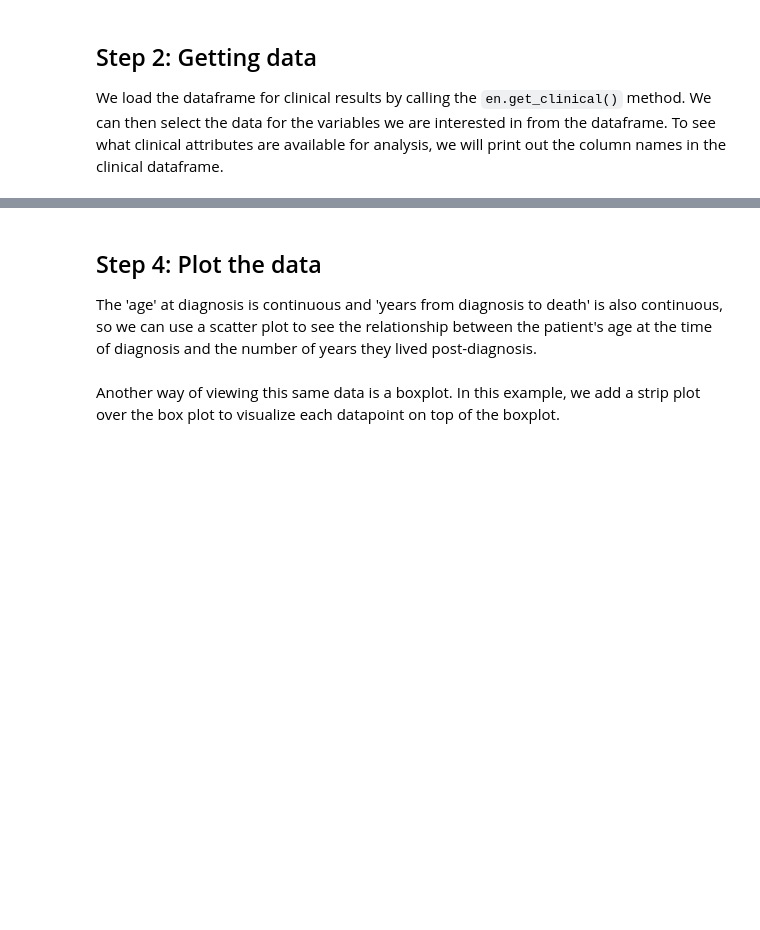
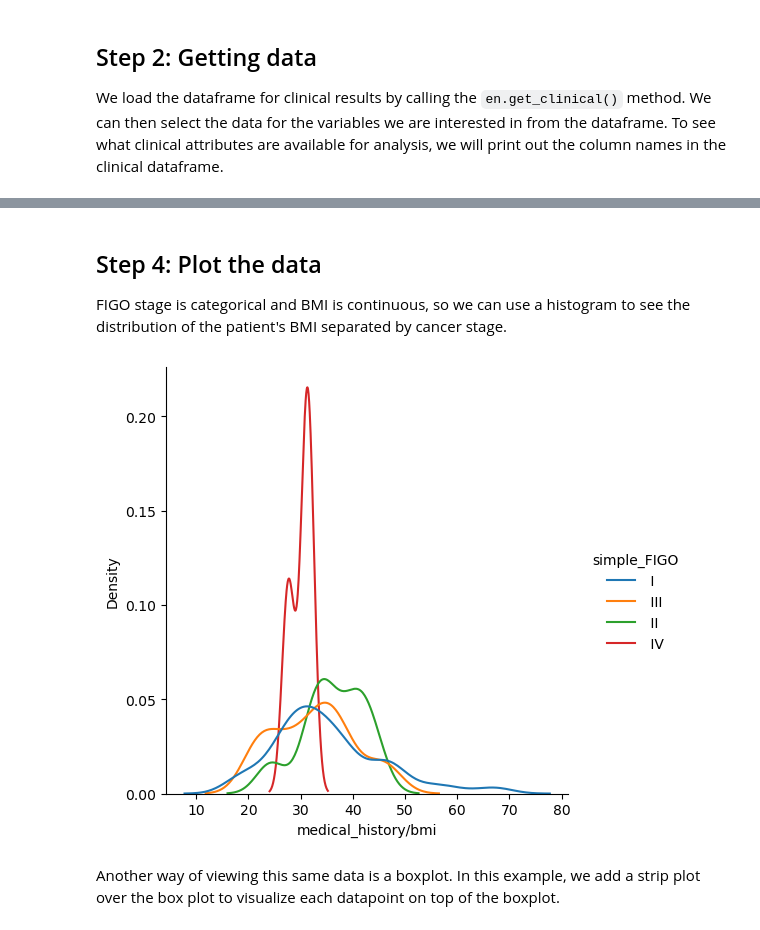
Before and after one commit to PayneLab/cptac, a Jupyter notebook: notebooks/usecase02_clinical_attributes.ipynb, the cells around one changed output, grey strips where cells are left out. Saved outputs shown, nothing was run; the diff lists cells and outputs as text; code cells hidden in the pictures; blank space fills up the shorter version.

```diff
--- a/notebooks/usecase02_clinical_attributes.ipynb
+++ b/notebooks/usecase02_clinical_attributes.ipynb
@@ -35,9 +41,0 @@ The following section of code creates a function to convert the 'days from date
-# %%
-def convert_days_to_years(row):
-    if pd.isnull(row['follow-up/days_from_date_of_initial_pathologic_diagnosis_to_date_of_death']):
-        return np.nan
-    else:
-        return row['follow-up/days_from_date_of_initial_pathologic_diagnosis_to_date_of_death'] / 365.25
-
-# Applying the function to the dataframe
-clinical_data['years_from_diagnosis_to_death'] = clinical_data.apply(convert_days_to_years, axis=1)
@@ -44,15 +48,19 @@ clinical_data['years_from_diagnosis_to_death'] = clinical_data.apply(convert_day
+# %%
+def simplify_FIGO(row):
+    return row['baseline/tumor_stage_pathological'].replace('Stage', '')
+
+# Apply the function to each row
+clinical_data['simple_FIGO'] = clinical_data.apply(simplify_FIGO, axis=1)
 # %% [markdown]
 ## Step 4: Plot the data
 
-The 'age' at diagnosis is continuous and 'years from diagnosis to death' is also continuous, so we can use a scatter plot to see the relationship between the patient's age at the time of diagnosis and the number of years they lived post-diagnosis.
+FIGO stage is categorical and BMI is continuous, so we can use a histogram to see the distribution of the patient's BMI separated by cancer stage.
-# %%
-clinical_data = clinical_data.sort_values('consent/age')
-
-sns.scatterplot(data=clinical_data, x='consent/age', y='years_from_diagnosis_to_death')
-plt.title('Scatter plot of Age at Diagnosis vs Years from Diagnosis to Death')
-plt.xlabel('Age at Diagnosis')
-plt.ylabel('Years from Diagnosis to Death')
-plt.show()
+# %%
+sns.displot(clinical_data, x="medical_history/bmi", hue="simple_FIGO", kind="kde", common_norm=False, bw_adjust=.7)
+
+plt.show()
+# %% [output]
+[figure, added]
 # %% [markdown]
 Another way of viewing this same data is a boxplot. In this example, we add a strip plot over the box plot to visualize each datapoint on top of the boxplot.
 # %%
```
Also changed, not shown: parts of 6 cells of this notebook, 3 other files.
